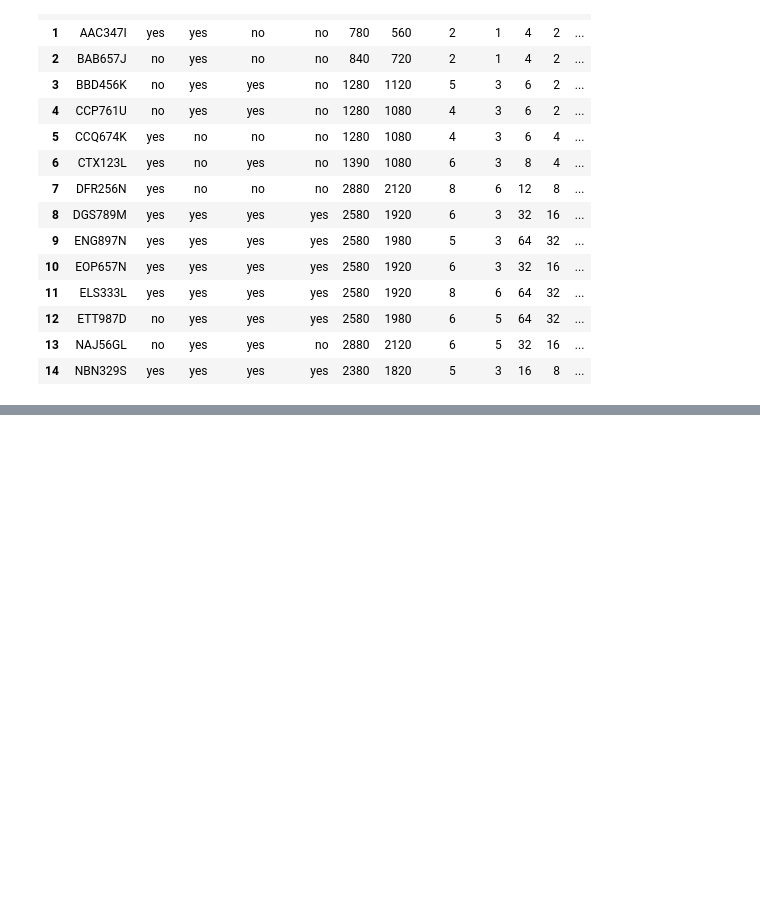
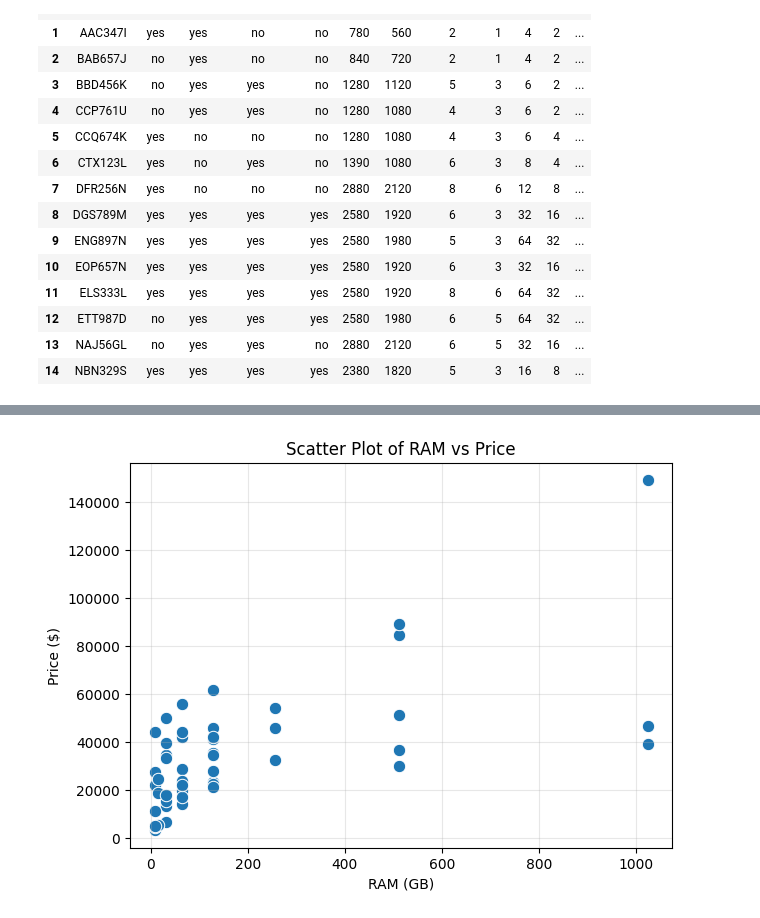
Before and after one commit to ghansham01/learning-machines, a Jupyter notebook: telecom project/Statistics Module Assignment.ipynb, the cells around one changed output, grey strips where cells are left out. Saved outputs shown, nothing was run; the diff lists cells and outputs as text; code cells hidden in the pictures; blank space fills up the shorter version.

```diff
--- a/telecom project/Statistics Module Assignment.ipynb
+++ b/telecom project/Statistics Module Assignment.ipynb
@@ -26,0 +170,15 @@ df.head(15)
+# %%
+plt.figure(figsize=(7, 5))
+sns.scatterplot(
+    data=df,
+    x="Int_Mem",
+    y="Price",
+    s=80
+)
+plt.title("Scatter Plot of RAM vs Price")
+plt.xlabel("RAM (GB)")
+plt.ylabel("Price ($)")
+plt.grid(alpha=0.3)
+plt.show()
+# %% [output]
+[figure, added]
```
Also changed, not shown: parts of 37 cells of this notebook, 2 other files.
